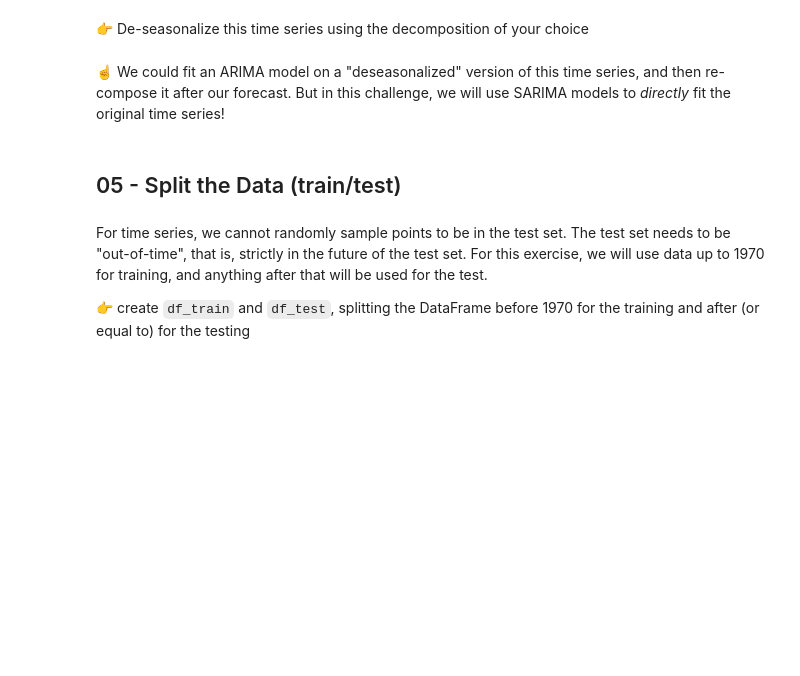
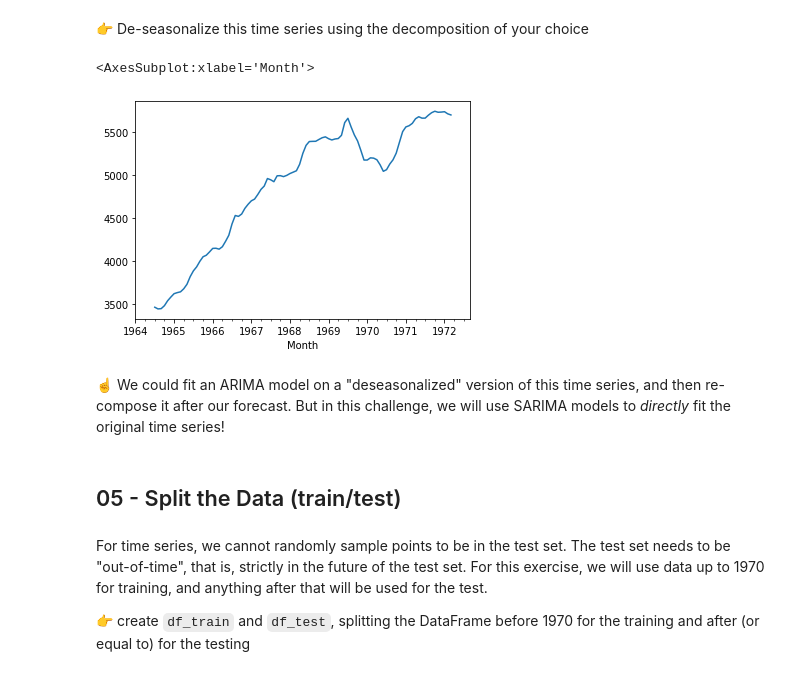
Before and after one commit to diego-faria-br/data-sarima, a Jupyter notebook: sarima.ipynb, the cells around one changed output. Saved outputs shown, nothing was run; the diff lists cells and outputs as text; code cells hidden in the pictures; blank space fills up the shorter version.

```diff
--- a/sarima.ipynb
+++ b/sarima.ipynb
@@ -62,3 +90,10 @@ Pro tips: end your statsmodels plot method calls with a semicolon (`;`) to avoid
+# %%
+df_trend = df_multiplicative.trend
+# %%
+df_trend.plot()
+# %% [output]
+<AxesSubplot:xlabel='Month'>
+[figure, added]
 # %% [markdown]
 ☝️ We could fit an ARIMA model on a "deseasonalized" version of this time series, and then re-compose it after our forecast. But in this challenge, we will use SARIMA models to _directly_ fit the original time series!
 # %% [markdown]
```
Also changed, not shown: parts of 34 cells of this notebook.
